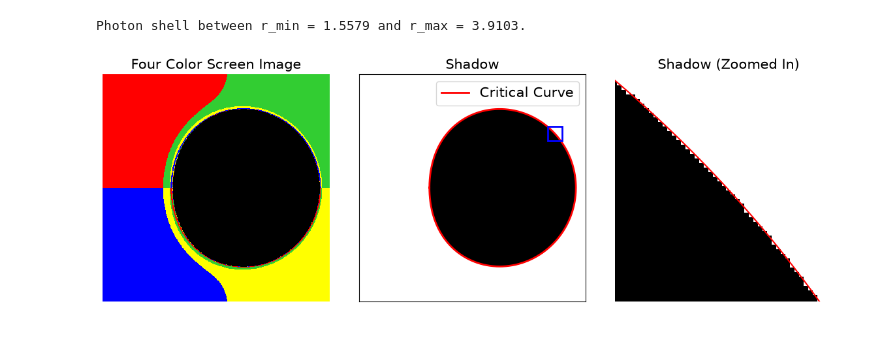
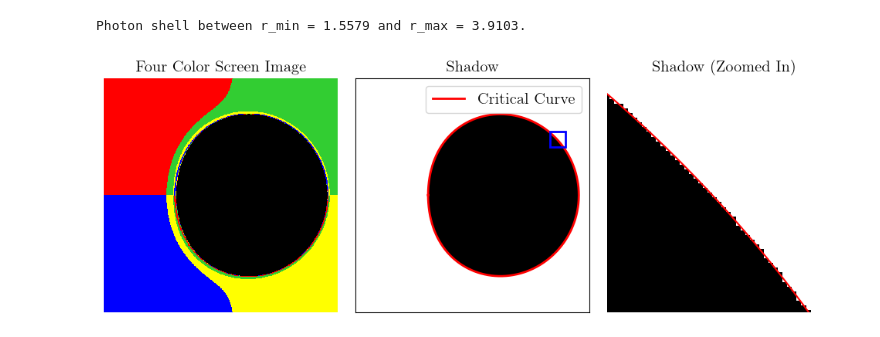
Before and after one commit to drmayerson/FOORT, a Jupyter notebook: PostProc/ExampleNotebook.ipynb, the cells around one changed output. Cells and saved outputs as stored; diff of their text form; code cells hidden in the pictures.

```diff
--- a/PostProc/ExampleNotebook.ipynb
+++ b/PostProc/ExampleNotebook.ipynb
@@ -2,6 +2,11 @@
 # Working with FOORT
 # %% [markdown]
 This notebook provides a concise example of how to visualise FOORT output, while making use of the provided functions. The example covers the Kerr and Johannsen black holes, as presented in the Demonstrations section of the FOORT paper.
+# %%
+# Turn to False if you want to use matplotlib's default font instead of LaTeX
+USE_LATEX = True
+# Turn to True if you want to save some of the figures
+SAVE_FIGS = False
 # %%
 import numpy as np
 import matplotlib.pyplot as plt
@@ -16,6 +21,9 @@ plt.rc('xtick',  labelsize=15)     # fontsize of the tick labels
 plt.rc('ytick',  labelsize=15)     # fontsize of the tick labels
 plt.rc('legend', fontsize=15)      # legend fontsize
 plt.rc('figure', titlesize=15)     # fontsize of the figure title
+if USE_LATEX:
+    plt.rc('text', usetex=True)        # render all text with LaTeX
+    plt.rc('font', family='serif')     # LaTeX (Computer Modern) font
 # %% [markdown]
 ## The Kerr black hole
 # %% [markdown]
@@ -170,17 +182,18 @@ Done loading FOORT data.
 Reshaping and interpolating grid...
 Done creating grid.
 # %%
-## Analytic shadow for Kerr with a=0.9
+## Analytic shadow for Kerr with a=0.9 for an equatorial observer.
+a_spin = 0.9 # Larger than 0 required for below formulas.
 
 # Radial range of photon shells for Kerr with a=0.9
-r_min, r_max = 2 * (1 + np.cos((2./3.) * np.arccos(-0.9))) , 2 * (1 + np.cos((2./3.) * np.arccos(0.9)))
+r_min, r_max = 2 * (1 + np.cos((2./3.) * np.arccos(-a_spin))) , 2 * (1 + np.cos((2./3.) * np.arccos(a_spin)))
 r_range = np.linspace(r_min, r_max, 10000)
 print(f"Photon shell between r_min = {r_min:.4f} and r_max = {r_max:.4f}.")
 
 # Conserved quantities for Kerr with a=0.9
-Delta = r_range**2 - 2 * r_range + 0.9**2
-lam = ((r_range**2 - 0.9**2) - r_range * Delta) / (0.9 * (r_range - 1))
-eta = 4 * r_range**2 * Delta / (r_range - 1)**2 - (lam - 0.9)**2
+Delta = r_range**2 - 2 * r_range + a_spin**2
+lam = ((r_range**2 - a_spin**2) - r_range * Delta) / (a_spin * (r_range - 1))
+eta = 4 * r_range**2 * Delta / (r_range - 1)**2 - (lam - a_spin)**2
 
 # Screen parameters
 alpha = -lam
@@ -189,10 +202,18 @@ beta = np.sqrt(eta +  1.e-10) # small floor value to avoid sqrt of negative numb
 # concatenate alpha and beta to form the analytic shadow
 alpha_p = np.concatenate((alpha, alpha[::-1]))
 beta_p = np.concatenate((beta, -beta[::-1]))
+
+# Finite camera distance: observer at r = 1000 M.
+# screen and celestial coordinates differ by a redshift scale and
+# a frame-dragging shift 2aM/r_c -- see Eq. (3.11) in the FOORT paper
+r_c = 1000.0
+u = (alpha_p - 2 * a_spin / r_c) * (1 - 1. / r_c)
+v = beta_p * (1 - 1. / r_c)
+alpha_p, beta_p = u, v
 # %% [output]
 Photon shell between r_min = 1.5579 and r_max = 3.9103.
 # %%
-fig, ax = plt.subplots(1, 3, figsize=(12, 4))
+fig, ax = plt.subplots(1, 3, figsize=(10, 4))
 
 pf.FOORTToFourColorScreenImage("../FOORT/Output/KerrCriticalCurve", NrFiles=1, Ax=ax[0])
 # plot FOORT shadow in ax[1] and ax[2]
@@ -200,37 +221,40 @@ ax[1].imshow(FOORTGridShadow, origin='lower', cmap='gray')
 ax[2].imshow(FOORTGridShadow, origin='lower', cmap='gray')
 
 # Rescaling factor for analytic shadow to match the FOORT grid
-grid_center = np.array(FOORTGridShadow.shape) / 2
+# (pixel i sits at screen coordinate i/(N-1): the first and last pixels lie exactly on the screen edges)
+grid_center = (np.array(FOORTGridShadow.shape) - 1) / 2
 screen_dim = 15  # in units of M
 screen_size = np.array(FOORTGridShadow.shape)[0]
-factor = screen_size / screen_dim
+factor = (screen_size - 1) / screen_dim
 
 # Plot analytic shadow in ax[1] and ax[2]
 ax[1].plot(alpha_p * factor + grid_center[0], beta_p*factor + grid_center[1],
            color='red', label='Critical Curve', linewidth=2)
 ax[2].plot(alpha_p*factor + grid_center[0], beta_p*factor + grid_center[1], color='red')
 
 # Define zoom-in box for ax[2]
 zoom_box = [660, 710, 560, 610]  # [xmin, x_max, y_min, y_max]
 rect = plt.Rectangle((zoom_box[0], zoom_box[2]), zoom_box[1]-zoom_box[0], zoom_box[3]-zoom_box[2],
                      linewidth=2, edgecolor='blue', facecolor='none', zorder=5)
 ax[1].add_patch(rect)
 
 # zoom in ax[2]
 ax[2].set_xlim(660,710)
 ax[2].set_ylim(560,610)
 
 # decorate
 ax[0].set_title("Four Color Screen Image")
 ax[1].set_title("Shadow")
 ax[2].set_title("Shadow (Zoomed In)")
 # turn off ticks for ax[1]
 ax[1].tick_params(left=False, bottom=False, labelleft=False, labelbottom=False)
 ax[1].legend()
 
 fig.tight_layout()
-# fig.savefig("Example_nb_shadow.png", dpi=300)
+if SAVE_FIGS:
+    fig.savefig("Example_nb_shadow.png", dpi=300)
+    fig.savefig("Example_nb_shadow.eps")
 
 plt.show()
 # %% [output]
-[figure, old version]
+[figure, new version]
```
Also changed, not shown: parts of 5 cells of this notebook, 1 other file.
